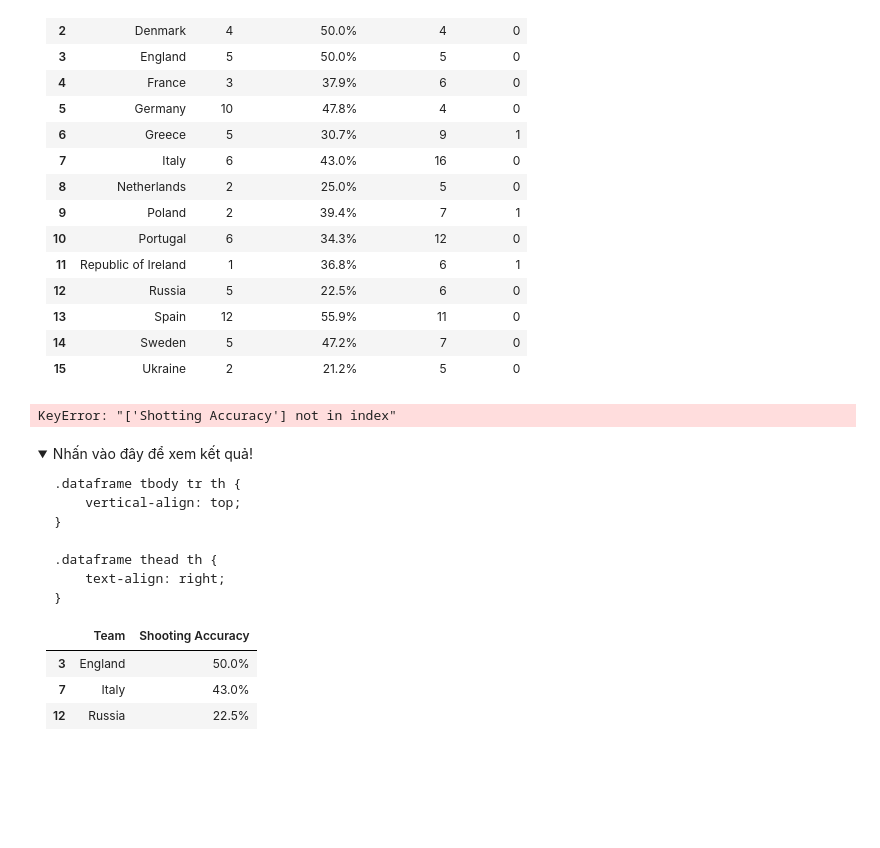
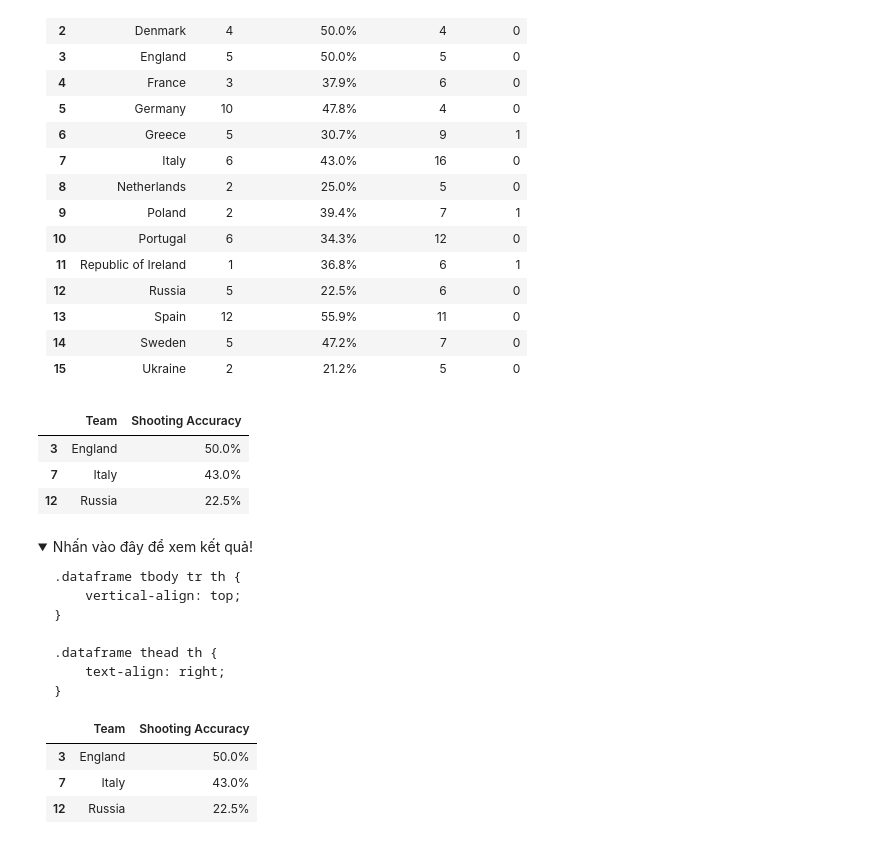
Before and after one commit to nguyennamphu/pythforml, a Jupyter notebook: HV_Chapter4_Exercise3_Euro2012.ipynb, the cells around one changed output. Saved outputs shown, nothing was run; the diff lists cells and outputs as text; code cells hidden in the pictures; folded sections open; blank space fills up the shorter version.

```diff
--- a/HV_Chapter4_Exercise3_Euro2012.ipynb
+++ b/HV_Chapter4_Exercise3_Euro2012.ipynb
@@ -1721,11 +1721,13 @@ euro_read_file[["Team", "Goals", "Shooting Accuracy", "Yellow Cards","Red Cards"
 # %%
 # Câu 11: In các cột chỉ hiển thị 'Team','Shooting Accuracy' từ 'England', 'Italy', 'Russia'
 new_team = euro_read_file[["Team", "Goals", "Shooting Accuracy", "Yellow Cards","Red Cards"]]
-new_team
-new_team[(new_team["Team"] == "England") | (new_team["Team"] == "Italy") | (new_team["Team"] == "Russia")]
-new_team[["Team", "Shotting Accuracy"]]
+new_team = new_team[(new_team["Team"] == "England") | (new_team["Team"] == "Italy") | (new_team["Team"] == "Russia")]
+new_team[["Team", "Shooting Accuracy"]]
 # %% [output]
-KeyError: "['Shotting Accuracy'] not in index"
+|  | Team | Shooting Accuracy |
+| 3 | England | 50.0% |
+| 7 | Italy | 43.0% |
+| 12 | Russia | 22.5% |
 # %% [markdown]
 <details>
   <summary>Nhấn vào đây để xem kết quả!</summary>
```
